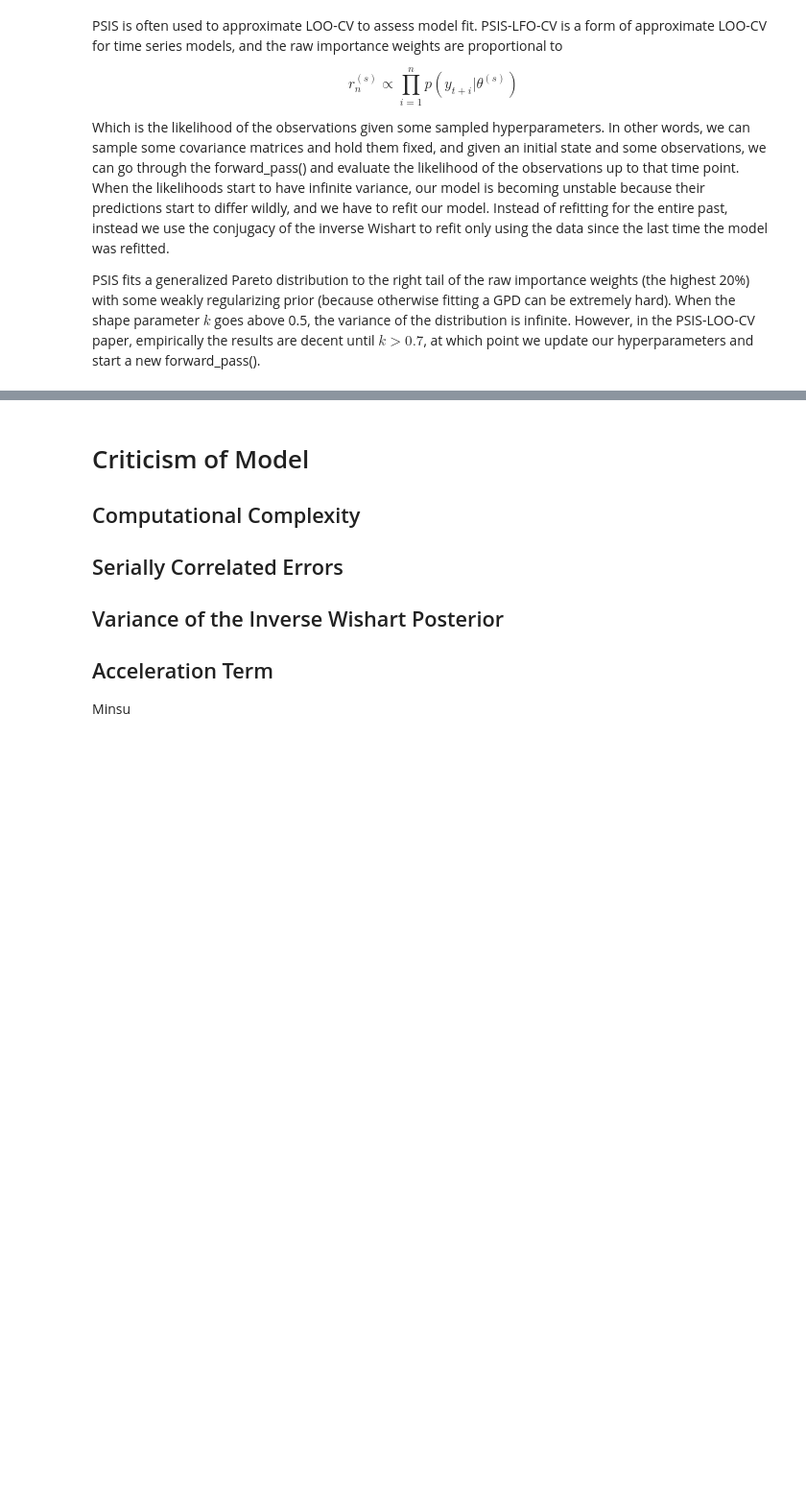
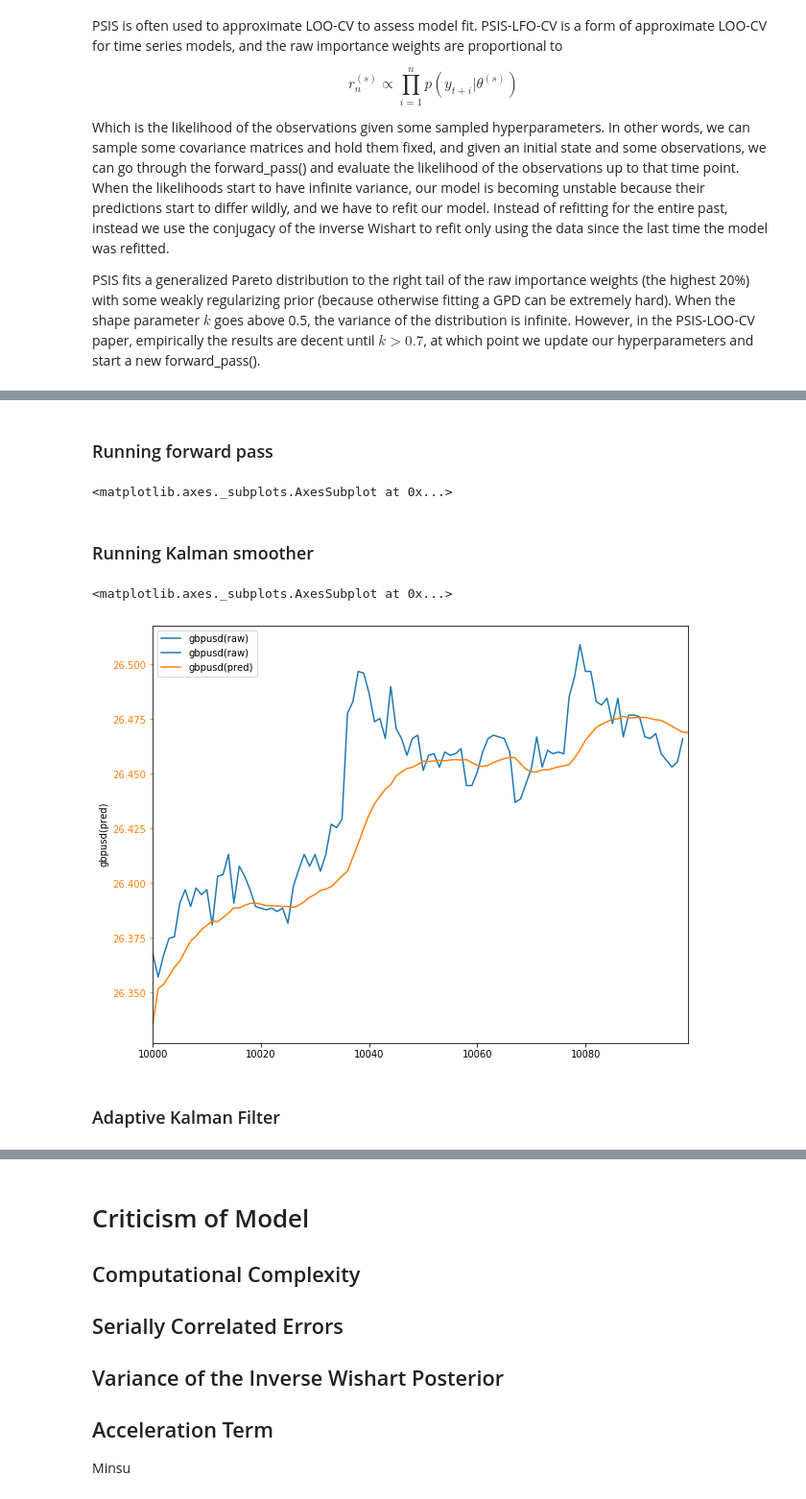
Before and after one commit to my2582/mlpp, a Jupyter notebook: Report.ipynb, the cells around one changed output, grey strips where cells are left out. Shown at 96% size. Cells and saved outputs as stored; diff of their text form; code cells hidden in the pictures; blank space fills up the shorter version.

```diff
--- a/Report.ipynb
+++ b/Report.ipynb
@@ -176,0 +192,21 @@ Ok, first of all, the model will not run when the dimensions are too high. While
+# %% [markdown]
+### Running forward pass
+# %%
+training = df.loc[10000:11999, :]
+
+forward_predictions, forward_states, \
+    forward_post_covar, forward_innoation_covar = \
+    forward_pass(data=training[:100],
+                 initial_state=np.array([270, -220, 250]),
+                 emit_mat=emit_mat,
+                 meas_covar=1 *
+                 np.identity(
+                 nrow),
+                 proc_covar=0.01 *
+                 np.identity(
+                 nrow),
+                 post_covar=0.01*np.identity(nrow))
+# Convert to pandas Data Frame
+forward_predictions = pd.DataFrame(forward_predictions,
+                                   columns=['timestamp'] +
+                                   ccy_list + ['time_gap'])
@@ -176,0 +218,31 @@ Ok, first of all, the model will not run when the dimensions are too high. While
+# %%
+plot_multi(pd.DataFrame(gbpusd_dict), figsize=(10,8))
+# %% [output]
+<matplotlib.axes._subplots.AxesSubplot at 0x...>
+# %% [markdown]
+### Running Kalman smoother
+# %%
+check_smoother = kalman_smoother(data=training[:1000],
+                                 prior_state=np.array(
+                                     [270, -220, 250], dtype=np.float64),
+                                 emit_mat=emit_mat,
+                                 prior_meas_df=100,
+                                 prior_meas_scale=1**2 *
+                                 np.identity(
+                                     emit_mat.shape[1], dtype=np.float64),
+                                 prior_proc_df=100,
+                                 prior_proc_scale=0.1**2 *
+                                 np.identity(
+                                     emit_mat.shape[0], dtype=np.float64),
+                                 post_covar=forward_post_covar
+                                 )
+# %%
+gbpusd_dict = {'gbpusd(raw)': check_smoother['input_data'][0:100].loc[:, 'gbpusd'].shift(-1),
+                'gbpusd(pred)': check_smoother['predicted_measurements'][0:100][:, -3]}
+# %%
+plot_multi(pd.DataFrame(gbpusd_dict), figsize=(10,8))
+# %% [output]
+<matplotlib.axes._subplots.AxesSubplot at 0x...>
+[figure, added]
+# %% [markdown]
+### Adaptive Kalman Filter
```
Also changed, not shown: parts of 15 cells of this notebook, 5 other files.
